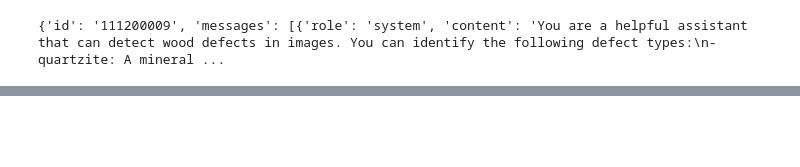
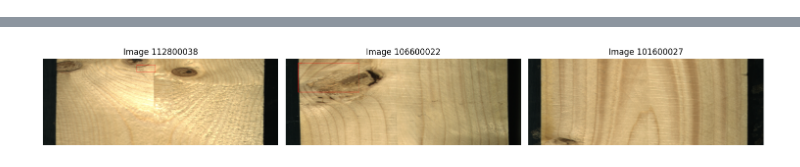
Before and after one commit to Tobilence/fh-bachelor-thesis, a Jupyter notebook: test.ipynb, the cells around one changed output, grey strips where cells are left out. Saved outputs shown, nothing was run; the diff lists cells and outputs as text; code cells hidden in the pictures; blank space fills up the shorter version.

Commit message:
first train script

````diff
--- a/test.ipynb
+++ b/test.ipynb
@@ -25,16 +0,0 @@ for defect in label_data[0]["messages"][2]["content"]:
-# %%
-
-TRAIN_SET_PATH = "/home/student/fh-bachelor-thesis/data/wood-defects-parsed/vqa/train.json"
-
-import os
-from pathlib import Path
-
-file = Path("./data/wood-defects-parsed/qwen/train.json")
-
-with open(file, "r") as f:
-    d = json.load(f)
-
-
-print(d[0])
-# %% [output]
-{'id': '111200009', 'messages': [{'role': 'system', 'content': 'You are a helpful assistant that can detect wood defects in images. You can identify the following defect types:\n- quartzite: A mineral ...
@@ -40,0 +5,63 @@ print(d[0])
+# %%
+# Load and display 3 test images
+qwen_inference_result = [{"img_id": "112800038", "output": ["```json\n[\n\t{\"class_id\": \"knot_with_crack\", \"bounding_box\": {\"x1\": 1116, \"y1\": 75, \"x2\": 1340, \"y2\": 158}}\n]\n```"]}, {"img_id": "106600022", "output": ["```json\n[\n\t{\"class_id\": \"live_knot\", \"bounding_box\": {\"x1\": 146, \"y1\": 59, \"x2\": 873, \"y2\": 400}}\n]\n```"]}, {"img_id": "101600027", "output": ["```json\n[]\n```"]}]
+
+from PIL import Image, ImageDraw
+import json
+import matplotlib.pyplot as plt
+
+# Create a figure with 3 subplots
+fig, axes = plt.subplots(1, 3, figsize=(15, 5))
+
+for idx, result in enumerate(qwen_inference_result):
+    img_id = result["img_id"]
+    # Construct image path
+    # Try test split first, then train, then val
+    try:
+        img_path = f"./data/wood-defects-parsed/images/test/{img_id}.jpg"
+        img = Image.open(img_path)
+    except FileNotFoundError:
+        try:
+            img_path = f"./data/wood-defects-parsed/images/train/{img_id}.jpg"
+            img = Image.open(img_path)
+        except FileNotFoundError:
+            img_path = f"./data/wood-defects-parsed/images/val/{img_id}.jpg"
+            img = Image.open(img_path)
+
+    # Load image and create drawing context
+    img = Image.open(img_path)
+    draw = ImageDraw.Draw(img)
+
+    print(f"\nImage ID: {img_id}")
+    print("\nDefects:")
+    # Parse the output JSON from the inference result
+    defects = json.loads(result["output"][0].strip("```json\n```"))
+
+    if defects:  # If there are any defects
+        for defect in defects:
+            print(f"\nClass: {defect['class_id']}")
+            print("Bounding box:")
+            # Get coordinates from the dictionary format
+            bbox = defect['bounding_box']
+            x1, y1 = bbox['x1'], bbox['y1']
+            x2, y2 = bbox['x2'], bbox['y2']
+            # Calculate width and height
+            w = x2 - x1
+            h = y2 - y1
+            print(f"  x: {x1}, y: {y1}, w: {w}, h: {h}")
+
+            # Draw rectangle
+            draw.rectangle([x1, y1, x2, y2], outline="red", width=3)
+            # Add label
+            draw.text((x1, y1-10), defect['class_id'], fill="red")
+    else:
+        print("No defects detected")
+
+    # Display the image in the corresponding subplot
+    axes[idx].imshow(img)
+    axes[idx].axis('off')
+    axes[idx].set_title(f"Image {img_id}")
+
+plt.tight_layout()
+plt.show()
+# %% [output]
@@ -40,0 +88 @@ print(d[0])
+[figure, added]
````
Also changed, not shown: parts of 3 cells of this notebook, 5 other files.
